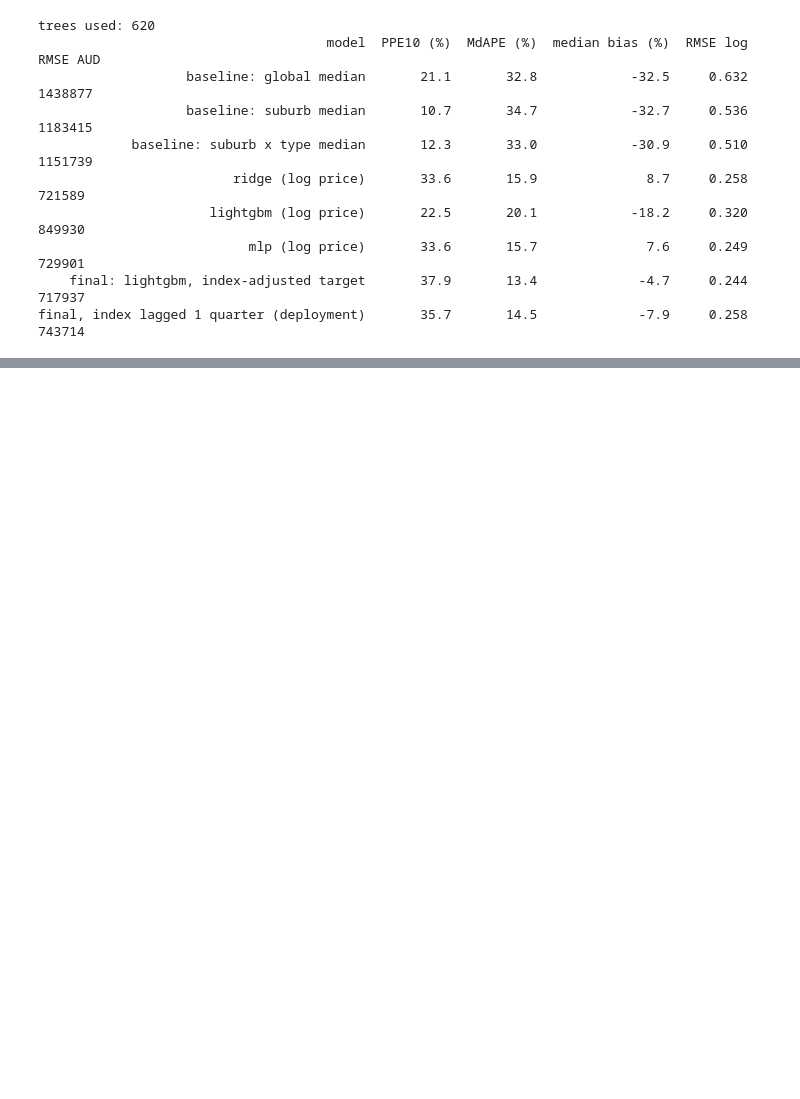
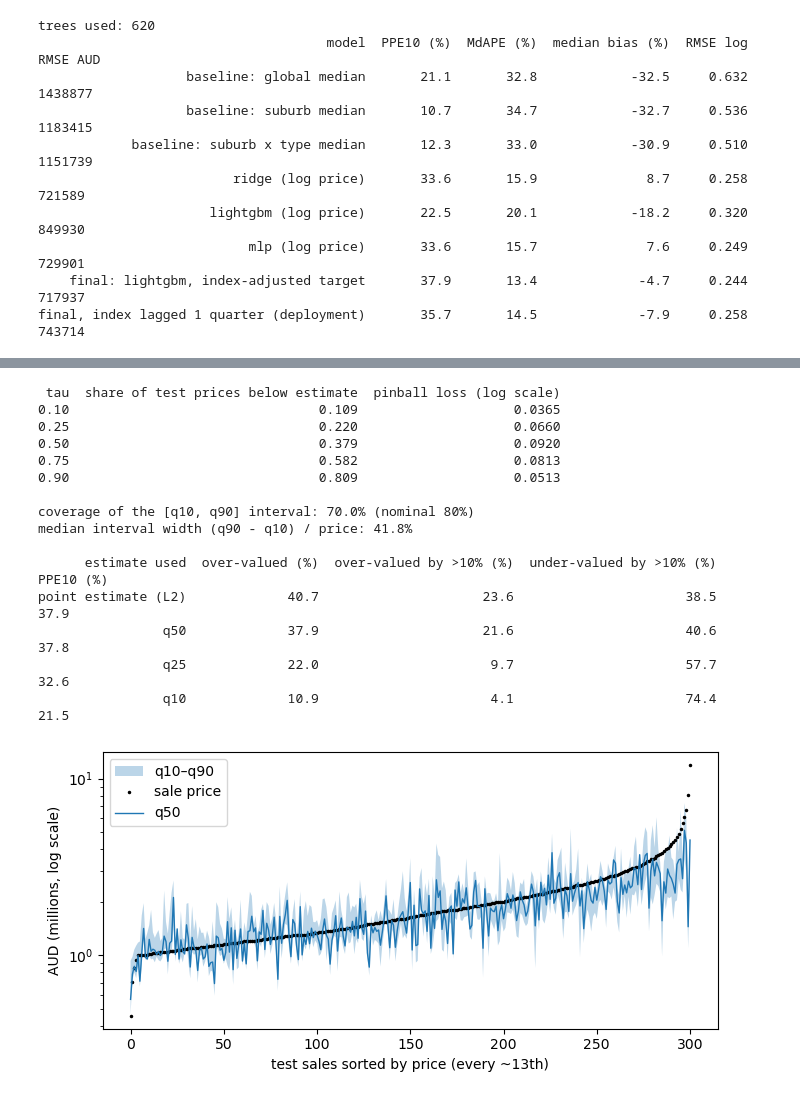
Before and after one commit to AlexHu1210/uts-ml-a2-sydney-house-price, a Jupyter notebook: notebook/UTS_ML_A2_Sydney_House_Price.ipynb, the cells around one changed output, grey strips where cells are left out. Drawn from its saved outputs; the diff is of its cells as text; code cells hidden in the pictures; blank space fills up the shorter version.

Commit message:
Steps 9-10: loss vs objective, quantile regression, error analysis, limitations, conclusion
Co-authored-by: Cursor <cursoragent@cursor.com>

```diff
--- a/notebook/UTS_ML_A2_Sydney_House_Price.ipynb
+++ b/notebook/UTS_ML_A2_Sydney_House_Price.ipynb
@@ -1356,0 +1429,57 @@ A model fitted to 2016–2020 sales **cannot** price the 2021 market if the mark
+# %%
+def pinball(y, q, tau):
+    d = y - q
+    return float(np.mean(np.where(d >= 0, tau * d, (tau - 1) * d)))
+
+TAUS = [0.10, 0.25, 0.50, 0.75, 0.90]
+quantile_pred = {}
+for tau in TAUS:
+    mq = lgb.LGBMRegressor(objective="quantile", alpha=tau, n_estimators=3000, num_leaves=best_leaves,
+                           learning_rate=0.05, random_state=SEED, verbose=-1)
+    mq.fit(final_frame(train), y_train - log_idx_train, eval_set=[(final_frame(val), y_val - log_idx_val)],
+           callbacks=[lgb.early_stopping(100, verbose=False)])
+    quantile_pred[tau] = np.exp(mq.predict(final_frame(test)) + log_idx_test)
+
+calib = pd.DataFrame([{
+    "tau": tau,
+    "share of test prices below estimate": round(float((y_te < quantile_pred[tau]).mean()), 3),
+    "pinball loss (log scale)": round(pinball(np.log(y_te), np.log(quantile_pred[tau]), tau), 4),
+} for tau in TAUS])
+print(calib.to_string(index=False))
+print(f"\ncoverage of the [q10, q90] interval: {100 * ((y_te >= quantile_pred[0.10]) & (y_te <= quantile_pred[0.90])).mean():.1f}% (nominal 80%)")
+print(f"median interval width (q90 - q10) / price: {100 * np.median((quantile_pred[0.90] - quantile_pred[0.10]) / y_te):.1f}%")
+
+lender = pd.DataFrame([{
+    "estimate used": name,
+    "over-valued (%)": round(100 * float((pred > y_te).mean()), 1),
+    "over-valued by >10% (%)": round(100 * float((pred > 1.10 * y_te).mean()), 1),
+    "under-valued by >10% (%)": round(100 * float((pred < 0.90 * y_te).mean()), 1),
+    "PPE10 (%)": round(100 * float((np.abs(pred - y_te) / y_te <= 0.10).mean()), 1),
+} for name, pred in [("point estimate (L2)", p_final), ("q50", quantile_pred[0.50]),
+                     ("q25", quantile_pred[0.25]), ("q10", quantile_pred[0.10])]])
+print("\n" + lender.to_string(index=False))
+
+fig, ax = plt.subplots(figsize=(7, 3.5))
+sample = np.argsort(y_te)[:: max(1, len(y_te) // 300)]
+ax.fill_between(range(len(sample)), quantile_pred[0.10][sample] / 1e6, quantile_pred[0.90][sample] / 1e6, alpha=0.3, label="q10–q90")
+ax.plot(y_te[sample] / 1e6, "k.", ms=3, label="sale price")
+ax.plot(quantile_pred[0.50][sample] / 1e6, lw=1, label="q50")
+ax.set_yscale("log"); ax.set_ylabel("AUD (millions, log scale)"); ax.set_xlabel("test sales sorted by price (every ~13th)")
+ax.legend(); plt.tight_layout(); plt.show()
+# %% [output]
+ tau  share of test prices below estimate  pinball loss (log scale)
+0.10                                0.109                    0.0365
+0.25                                0.220                    0.0660
+0.50                                0.379                    0.0920
+0.75                                0.582                    0.0813
+0.90                                0.809                    0.0513
+
+coverage of the [q10, q90] interval: 70.0% (nominal 80%)
+median interval width (q90 - q10) / price: 41.8%
+
+      estimate used  over-valued (%)  over-valued by >10% (%)  under-valued by >10% (%)  PPE10 (%)
+point estimate (L2)             40.7                     23.6                      38.5       37.9
+                q50             37.9                     21.6                      40.6       37.8
+                q25             22.0                      9.7                      57.7       32.6
+                q10             10.9                      4.1                      74.4       21.5
+[figure, added]
```
Also changed, not shown: parts of 11 cells of this notebook, 1 other file.
